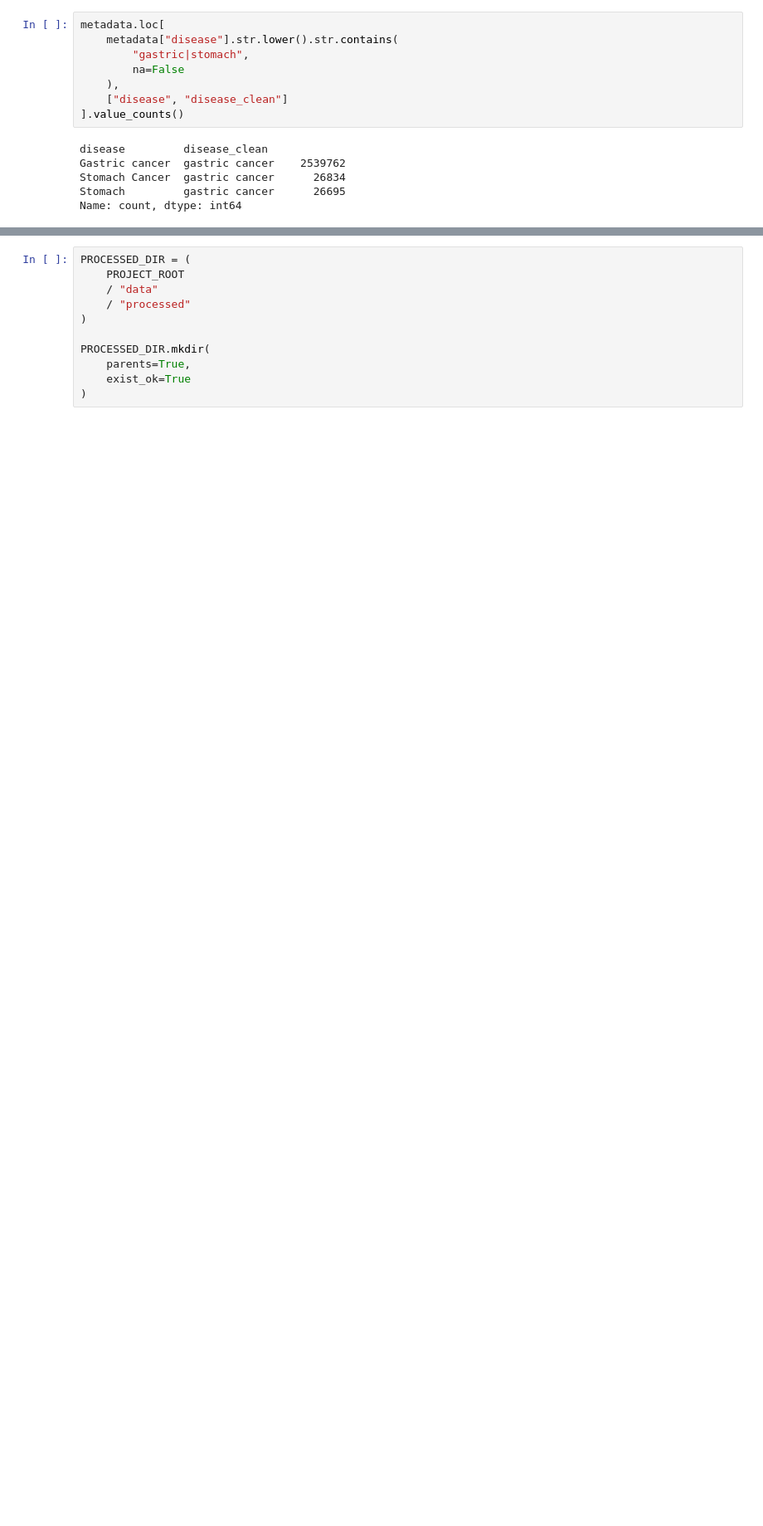
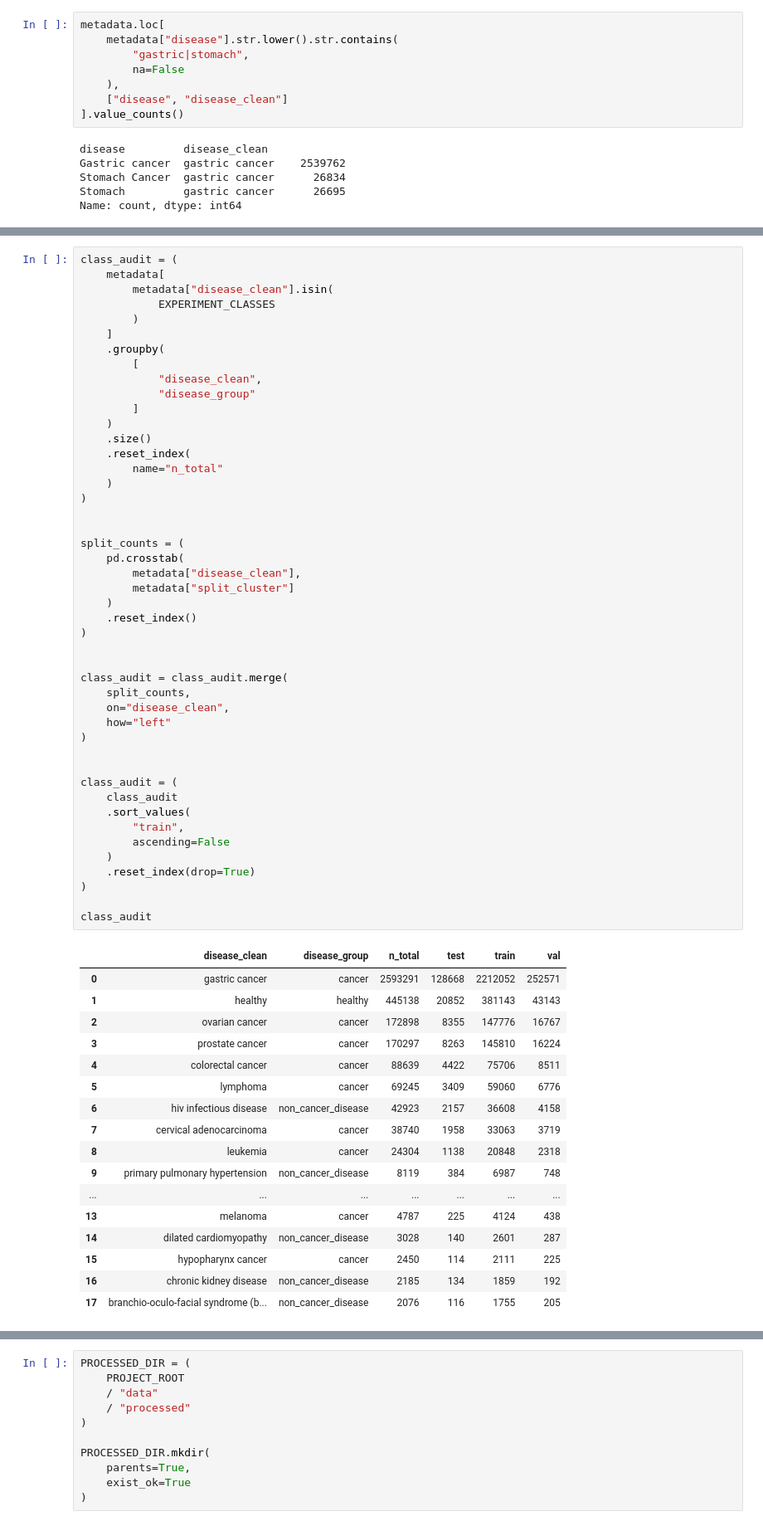
Before and after one commit to FLaTNNBio/eccdna_fcgr_siamese, a Jupyter notebook: notebooks/01_dataset_exploration.ipynb, the cells around one changed output, grey strips where cells are left out. Shown at 83% size. Saved outputs shown, nothing was run; the diff lists cells and outputs as text; blank space fills up the shorter version.

```diff
--- a/notebooks/01_dataset_exploration.ipynb
+++ b/notebooks/01_dataset_exploration.ipynb
@@ -1073,0 +1355,64 @@ Name: count, dtype: int64
+# %%
+class_audit = (
+    metadata[
+        metadata["disease_clean"].isin(
+            EXPERIMENT_CLASSES
+        )
+    ]
+    .groupby(
+        [
+            "disease_clean",
+            "disease_group"
+        ]
+    )
+    .size()
+    .reset_index(
+        name="n_total"
+    )
+)
+
+
+split_counts = (
+    pd.crosstab(
+        metadata["disease_clean"],
+        metadata["split_cluster"]
+    )
+    .reset_index()
+)
+
+
+class_audit = class_audit.merge(
+    split_counts,
+    on="disease_clean",
+    how="left"
+)
+
+
+class_audit = (
+    class_audit
+    .sort_values(
+        "train",
+        ascending=False
+    )
+    .reset_index(drop=True)
+)
+
+class_audit
+# %% [output]
+|  | disease_clean | disease_group | n_total | test | train | val |
+| 0 | gastric cancer | cancer | 2593291 | 128668 | 2212052 | 252571 |
+| 1 | healthy | healthy | 445138 | 20852 | 381143 | 43143 |
+| 2 | ovarian cancer | cancer | 172898 | 8355 | 147776 | 16767 |
+| 3 | prostate cancer | cancer | 170297 | 8263 | 145810 | 16224 |
+| 4 | colorectal cancer | cancer | 88639 | 4422 | 75706 | 8511 |
+| 5 | lymphoma | cancer | 69245 | 3409 | 59060 | 6776 |
+| 6 | hiv infectious disease | non_cancer_disease | 42923 | 2157 | 36608 | 4158 |
+| 7 | cervical adenocarcinoma | cancer | 38740 | 1958 | 33063 | 3719 |
+| 8 | leukemia | cancer | 24304 | 1138 | 20848 | 2318 |
+| 9 | primary pulmonary hypertension | non_cancer_disease | 8119 | 384 | 6987 | 748 |
+| ... | ... | ... | ... | ... | ... | ... |
+| 13 | melanoma | cancer | 4787 | 225 | 4124 | 438 |
+| 14 | dilated cardiomyopathy | non_cancer_disease | 3028 | 140 | 2601 | 287 |
+| 15 | hypopharynx cancer | cancer | 2450 | 114 | 2111 | 225 |
+| 16 | chronic kidney disease | non_cancer_disease | 2185 | 134 | 1859 | 192 |
+| 17 | branchio-oculo-facial syndrome (b... | non_cancer_disease | 2076 | 116 | 1755 | 205 |
```
Also changed, not shown: parts of 52 cells of this notebook, 13 other files.
